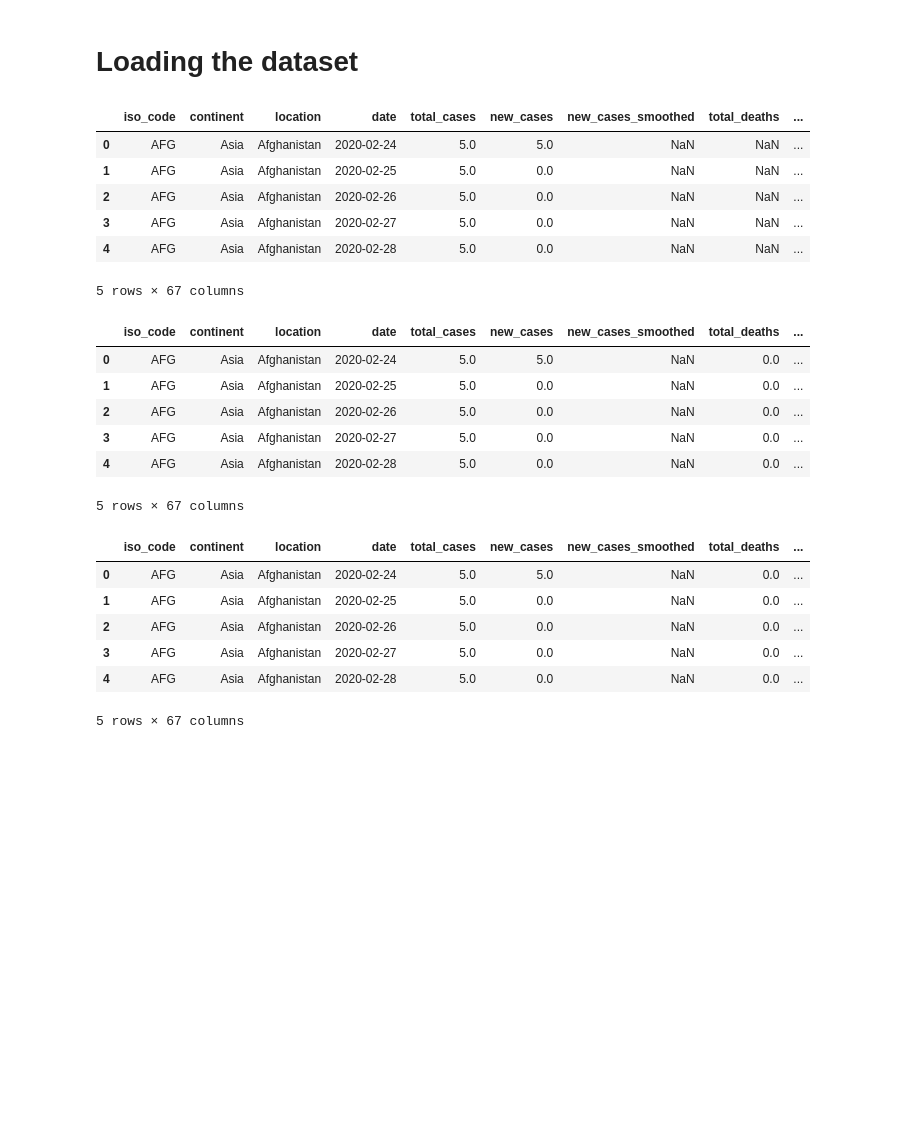
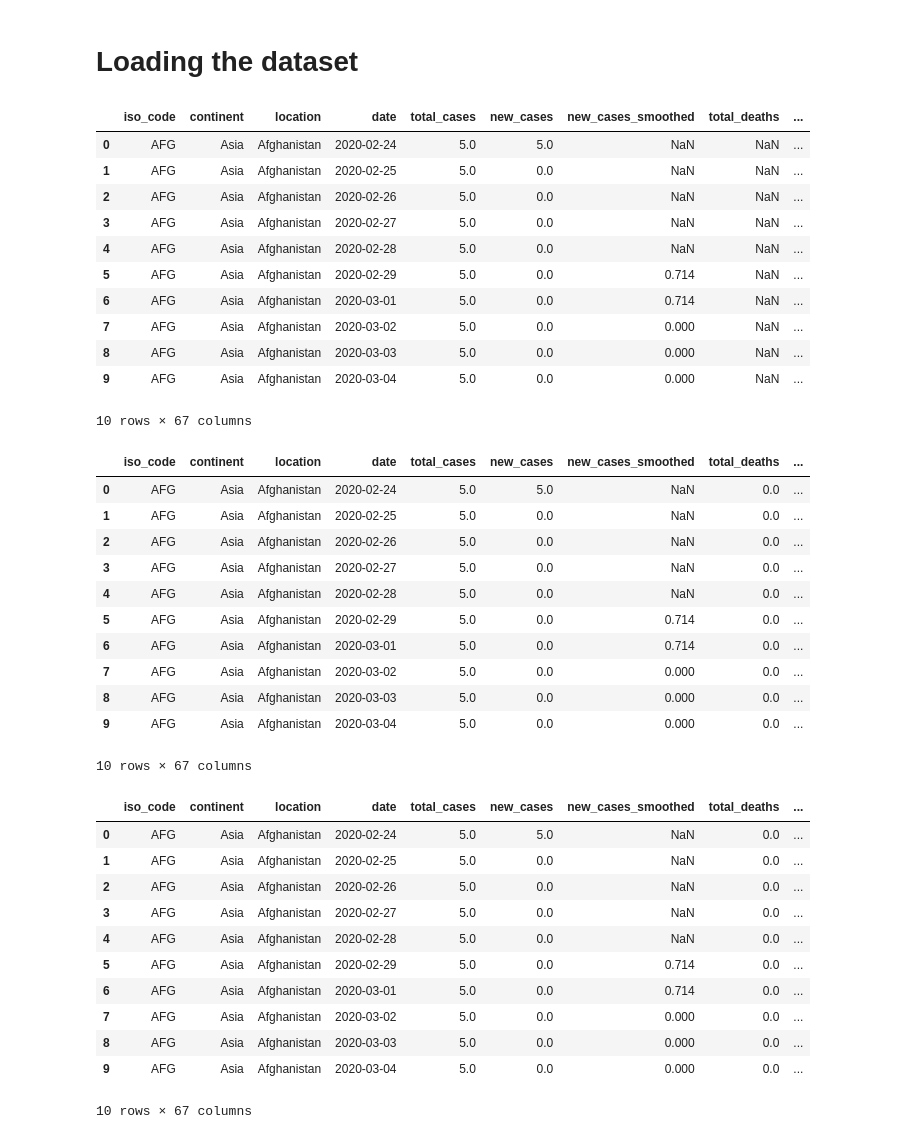
Before and after one commit to Ruthmwaura/Moringa-Project-WK5, a Jupyter notebook: owid_covid_data.ipynb, the cells around one changed output. Cells and saved outputs as stored; diff of their text form; code cells hidden in the pictures; blank space fills up the shorter version.

```diff
--- a/owid_covid_data.ipynb
+++ b/owid_covid_data.ipynb
@@ -7,23 +7,30 @@ import pandas as pd
 # %% [markdown]
 # Loading the dataset
 # %%
-#Let's read the csv file and print the top rows
+# Lets's read the csv file into a dataframe
+
 data= pd.read_csv('owid-covid-data.csv')
-data.head()
+
+data.head(10)
 # %% [output]
 |  | iso_code | continent | location | date | total_cases | new_cases | new_cases_smoothed | total_deaths | ... |
 | 0 | AFG | Asia | Afghanistan | 2020-02-24 | 5.0 | 5.0 | NaN | NaN | ... |
 | 1 | AFG | Asia | Afghanistan | 2020-02-25 | 5.0 | 0.0 | NaN | NaN | ... |
 | 2 | AFG | Asia | Afghanistan | 2020-02-26 | 5.0 | 0.0 | NaN | NaN | ... |
 | 3 | AFG | Asia | Afghanistan | 2020-02-27 | 5.0 | 0.0 | NaN | NaN | ... |
 | 4 | AFG | Asia | Afghanistan | 2020-02-28 | 5.0 | 0.0 | NaN | NaN | ... |
+| 5 | AFG | Asia | Afghanistan | 2020-02-29 | 5.0 | 0.0 | 0.714 | NaN | ... |
+| 6 | AFG | Asia | Afghanistan | 2020-03-01 | 5.0 | 0.0 | 0.714 | NaN | ... |
+| 7 | AFG | Asia | Afghanistan | 2020-03-02 | 5.0 | 0.0 | 0.000 | NaN | ... |
+| 8 | AFG | Asia | Afghanistan | 2020-03-03 | 5.0 | 0.0 | 0.000 | NaN | ... |
+| 9 | AFG | Asia | Afghanistan | 2020-03-04 | 5.0 | 0.0 | 0.000 | NaN | ... |
-5 rows × 67 columns
+10 rows × 67 columns
 # %%
-#filling missing values of the total_deaths column
-data.bfill(axis ='rows')
+# let's replace the missing values the total_deaths column with 0 and print the first 10 rows
 
 data["total_deaths"].fillna(0, inplace = True)
-data.head()
+
+data.head(10)
 # %% [output]
 |  | iso_code | continent | location | date | total_cases | new_cases | new_cases_smoothed | total_deaths | ... |
 | 0 | AFG | Asia | Afghanistan | 2020-02-24 | 5.0 | 5.0 | NaN | 0.0 | ... |
@@ -31,13 +38,18 @@ data.head()
 | 2 | AFG | Asia | Afghanistan | 2020-02-26 | 5.0 | 0.0 | NaN | 0.0 | ... |
 | 3 | AFG | Asia | Afghanistan | 2020-02-27 | 5.0 | 0.0 | NaN | 0.0 | ... |
 | 4 | AFG | Asia | Afghanistan | 2020-02-28 | 5.0 | 0.0 | NaN | 0.0 | ... |
+| 5 | AFG | Asia | Afghanistan | 2020-02-29 | 5.0 | 0.0 | 0.714 | 0.0 | ... |
+| 6 | AFG | Asia | Afghanistan | 2020-03-01 | 5.0 | 0.0 | 0.714 | 0.0 | ... |
+| 7 | AFG | Asia | Afghanistan | 2020-03-02 | 5.0 | 0.0 | 0.000 | 0.0 | ... |
+| 8 | AFG | Asia | Afghanistan | 2020-03-03 | 5.0 | 0.0 | 0.000 | 0.0 | ... |
+| 9 | AFG | Asia | Afghanistan | 2020-03-04 | 5.0 | 0.0 | 0.000 | 0.0 | ... |
-5 rows × 67 columns
+10 rows × 67 columns
 # %%
-#filling missing values of the new_deaths column
-data.bfill(axis ='rows')
+# let's replace the missing values the new_deaths column with 0 and print the first 10 rows
 
 data["new_deaths"].fillna(0, inplace = True)
-data.head()
+
+data.head(10)
 # %% [output]
 |  | iso_code | continent | location | date | total_cases | new_cases | new_cases_smoothed | total_deaths | ... |
 | 0 | AFG | Asia | Afghanistan | 2020-02-24 | 5.0 | 5.0 | NaN | 0.0 | ... |
@@ -45,5 +57,10 @@ data.head()
 | 2 | AFG | Asia | Afghanistan | 2020-02-26 | 5.0 | 0.0 | NaN | 0.0 | ... |
 | 3 | AFG | Asia | Afghanistan | 2020-02-27 | 5.0 | 0.0 | NaN | 0.0 | ... |
 | 4 | AFG | Asia | Afghanistan | 2020-02-28 | 5.0 | 0.0 | NaN | 0.0 | ... |
+| 5 | AFG | Asia | Afghanistan | 2020-02-29 | 5.0 | 0.0 | 0.714 | 0.0 | ... |
+| 6 | AFG | Asia | Afghanistan | 2020-03-01 | 5.0 | 0.0 | 0.714 | 0.0 | ... |
+| 7 | AFG | Asia | Afghanistan | 2020-03-02 | 5.0 | 0.0 | 0.000 | 0.0 | ... |
+| 8 | AFG | Asia | Afghanistan | 2020-03-03 | 5.0 | 0.0 | 0.000 | 0.0 | ... |
+| 9 | AFG | Asia | Afghanistan | 2020-03-04 | 5.0 | 0.0 | 0.000 | 0.0 | ... |
-5 rows × 67 columns
+10 rows × 67 columns
 # %%
```
Also changed, not shown: parts of 8 cells of this notebook.
